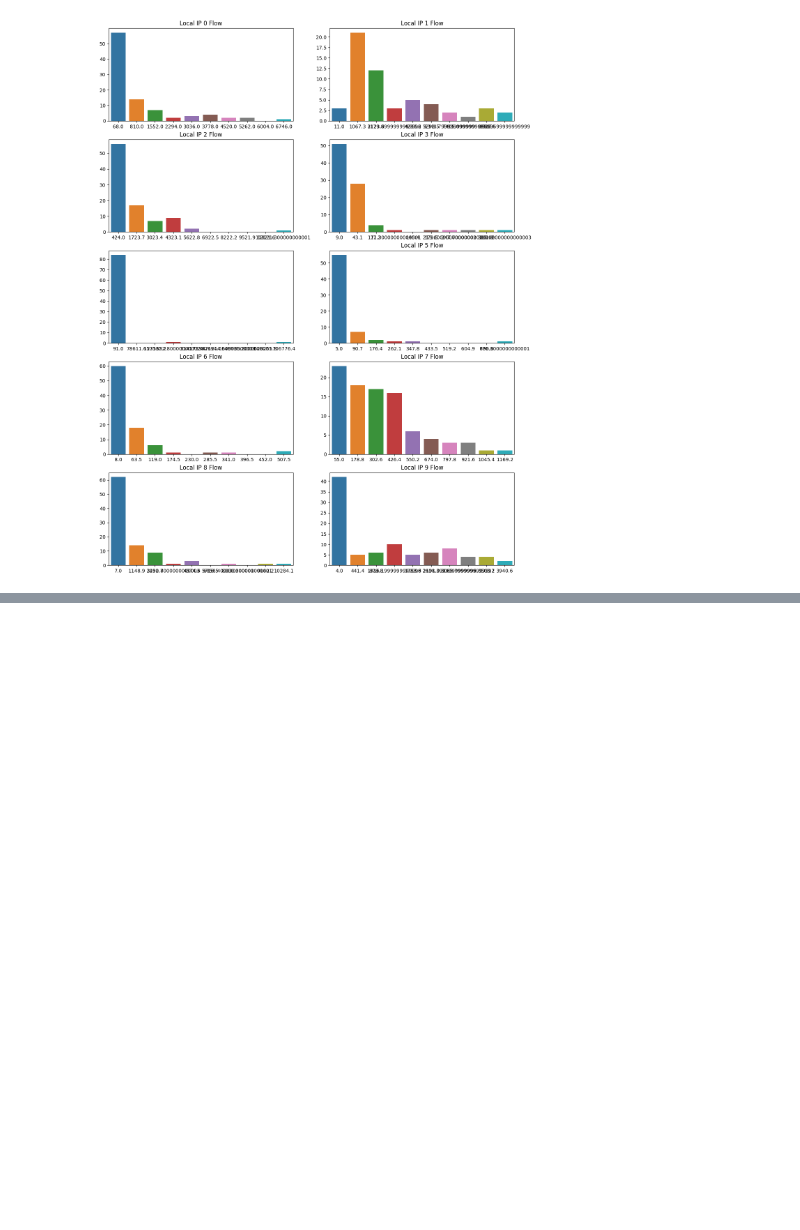
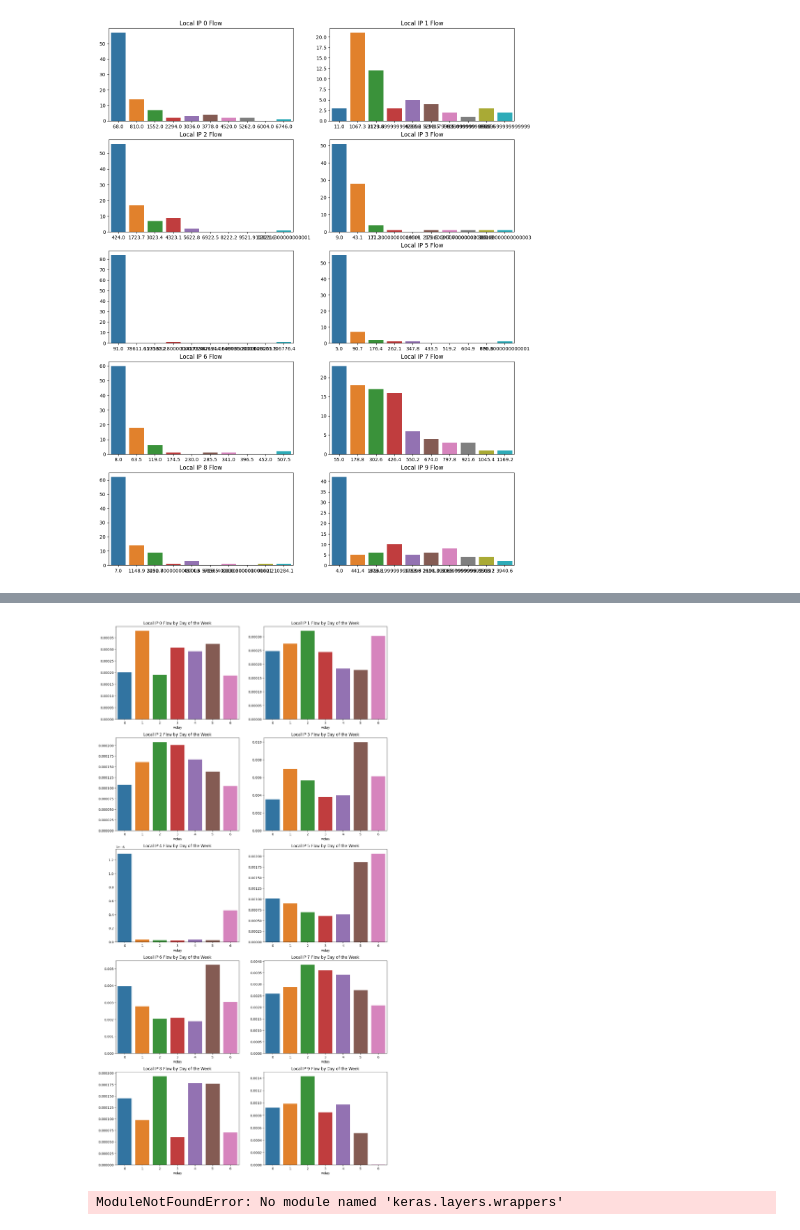
Before and after one commit to Barry2904/Network_Threat_Dectection, a Jupyter notebook: Threat_dectection.ipynb, the cells around one changed output, grey strips where cells are left out. Saved outputs shown, nothing was run; the diff lists cells and outputs as text; code cells hidden in the pictures; blank space fills up the shorter version.

```diff
--- a/Threat_dectection.ipynb
+++ b/Threat_dectection.ipynb
@@ -127,0 +174,29 @@ Text(0.5, 1.0, 'Local IP 9 Flow')
+# %%
+import warnings
+warnings.filterwarnings('ignore')
+
+f,axarray = plt.subplots(5,2,figsize=(15,30))
+sns.barplot(x= ip0.groupby('wday',as_index=False).sum()['wday'],y= ip0.groupby('wday',as_index=False).sum()['f'].values,ax=axarray[0,0])
+axarray[0,0].set_title("Local IP 0 Flow by Day of the Week")
+sns.barplot(x= ip0.groupby('wday',as_index=False).sum()['wday'],y= ip1.groupby('wday',as_index=False).sum()['f'].values,ax=axarray[0,1])
+axarray[0,1].set_title("Local IP 1 Flow by Day of the Week")
+sns.barplot(x= ip0.groupby('wday',as_index=False).sum()['wday'],y= ip2.groupby('wday',as_index=False).sum()['f'].values,ax=axarray[1,0])
+axarray[1,0].set_title("Local IP 2 Flow by Day of the Week")
+sns.barplot(x= ip0.groupby('wday',as_index=False).sum()['wday'],y= ip3.groupby('wday',as_index=False).sum()['f'].values,ax=axarray[1,1])
+axarray[1,1].set_title("Local IP 3 Flow by Day of the Week")
+sns.barplot(x= ip0.groupby('wday',as_index=False).sum()['wday'],y= ip4.groupby('wday',as_index=False).sum()['f'].values,ax=axarray[2,0])
+axarray[2,0].set_title("Local IP 4 Flow by Day of the Week")
+sns.barplot(x= ip0.groupby('wday',as_index=False).sum()['wday'],y= ip5.groupby('wday',as_index=False).sum()['f'].values,ax=axarray[2,1])
+axarray[2,1].set_title("Local IP 5 Flow by Day of the Week")
+sns.barplot(x= ip0.groupby('wday',as_index=False).sum()['wday'],y= ip6.groupby('wday',as_index=False).sum()['f'].values,ax=axarray[3,0])
+axarray[3,0].set_title("Local IP 6 Flow by Day of the Week")
+sns.barplot(x= ip0.groupby('wday',as_index=False).sum()['wday'],y= ip7.groupby('wday',as_index=False).sum()['f'].values,ax=axarray[3,1])
+axarray[3,1].set_title("Local IP 7 Flow by Day of the Week")
+sns.barplot(x= ip0.groupby('wday',as_index=False).sum()['wday'],y= ip8.groupby('wday',as_index=False).sum()['f'].values,ax=axarray[4,0])
+axarray[4,0].set_title("Local IP 8 Flow by Day of the Week")
+sns.barplot(x= ip0.groupby('wday',as_index=False).sum()['wday'],y= ip9.groupby('wday',as_index=False).sum()['f'].values,ax=axarray[4,1])
+axarray[4,1].set_title("Local IP 9 Flow by Day of the Week")
+
+plt.show()
+# %% [output]
+[figure, added]
@@ -127,0 +245,20 @@ Text(0.5, 1.0, 'Local IP 9 Flow')
+# %%
+from keras.layers.wrappers import TimeDistributed
+from keras.constraints import nonneg
+look_back = 14
+
+def trainModel(data):
+    data['f'] = data['f'].astype('float32')
+    train = data[0:look_back*5].copy()
+    trainX, trainY = create_dataset(train, look_back)
+    trainX = np.reshape(trainX, (trainX.shape[0], look_back, 2))
+    model = Sequential()
+    model.add(GRU(64,input_shape=(trainX.shape[1], trainX.shape[2]),
+               return_sequences=True))
+    model.add(GRU(32))
+    model.add(Dense(1))
+    model.compile(loss='mean_squared_error', optimizer='sgd')
+    model.fit(trainX, trainY, epochs=100, batch_size=16, verbose=0)
+    return model
+# %% [output]
+ModuleNotFoundError: No module named 'keras.layers.wrappers'
```
Also changed, not shown: parts of 7 cells of this notebook.
